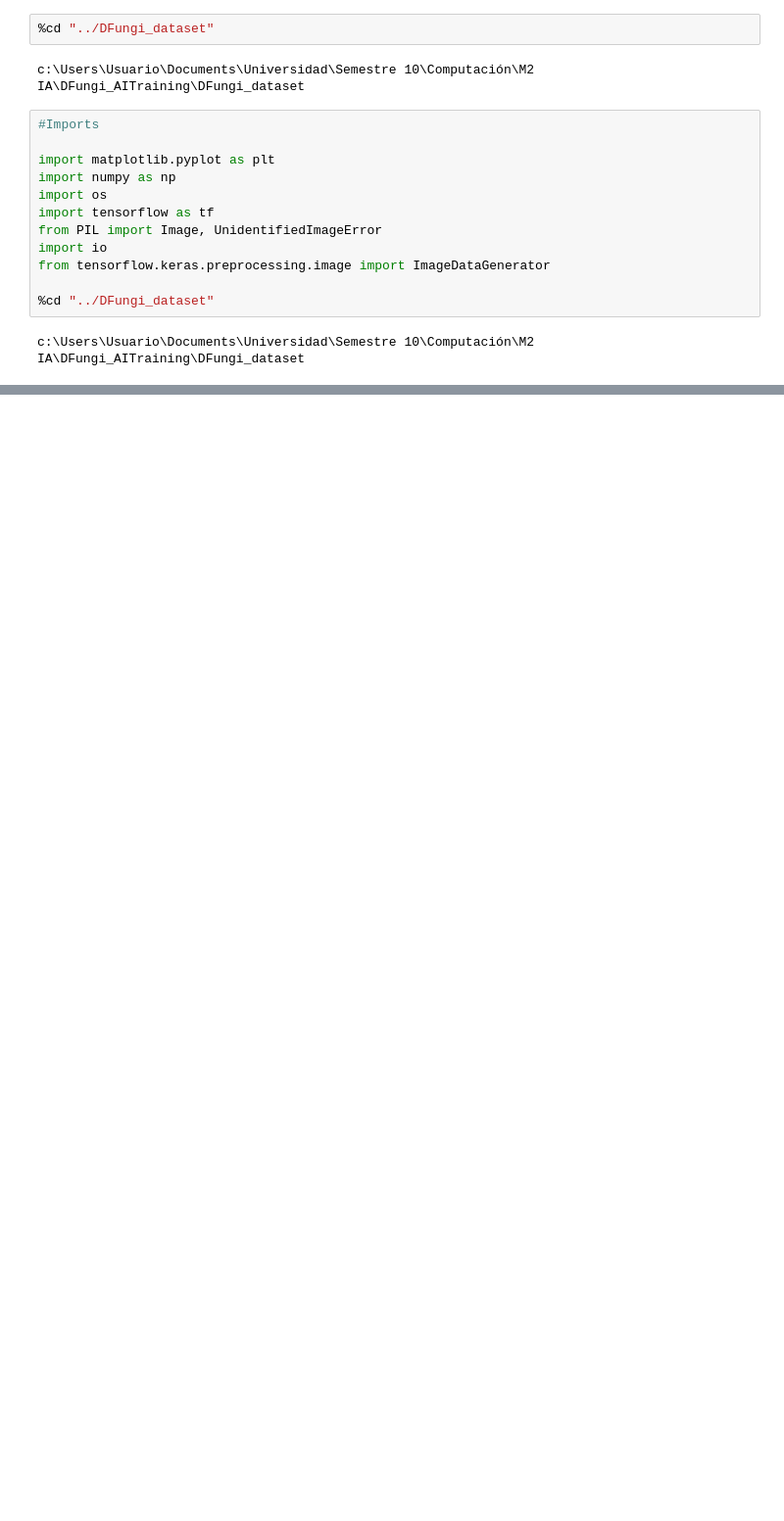
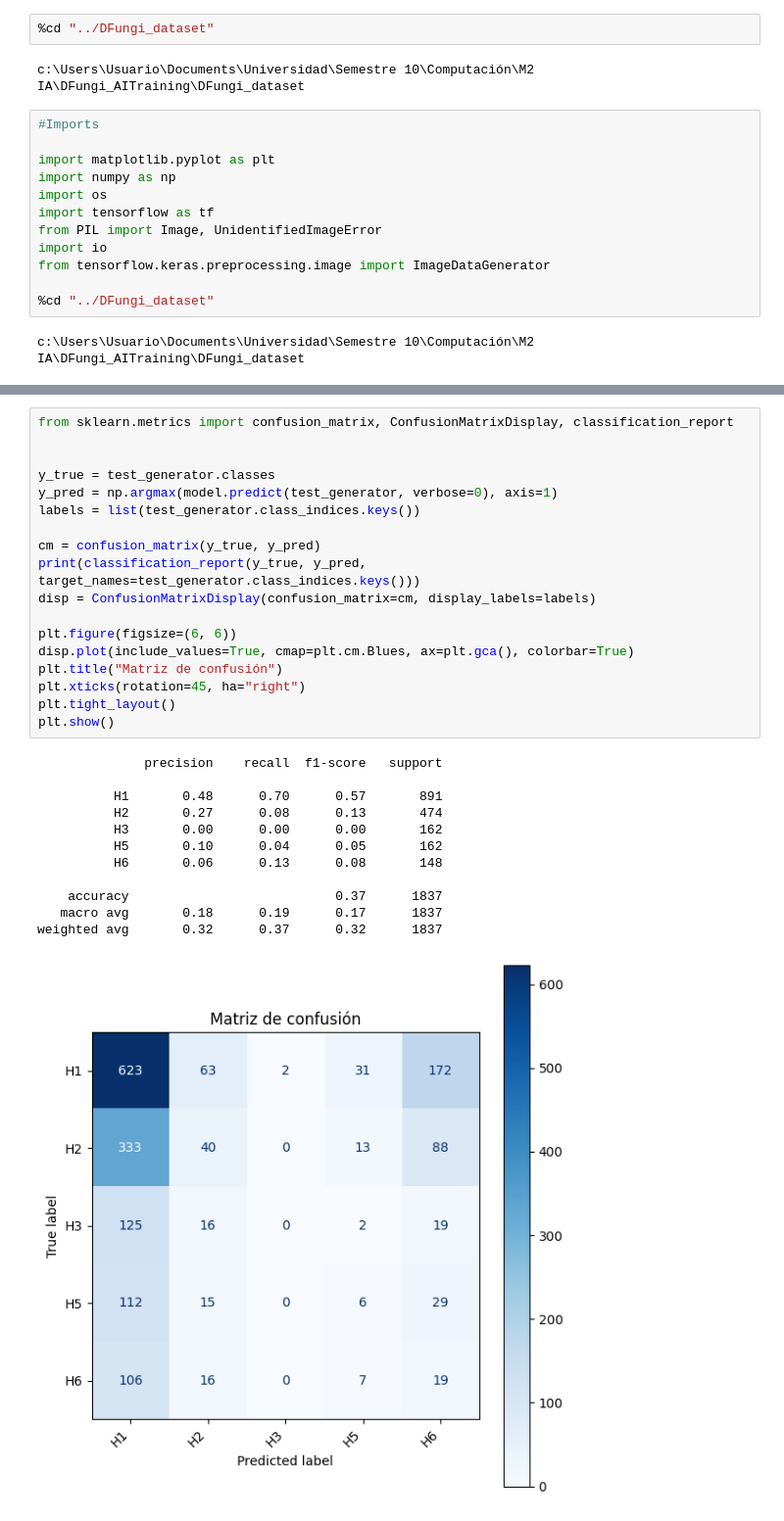
Before and after one commit to sarahmtz02/DFungi_AITraining, a Jupyter notebook: Avance2/A01703113_AvanceProyecto.ipynb, the cells around one changed output, grey strips where cells are left out. Shown at 98% size. Cells and saved outputs as stored; diff of their text form; blank space fills up the shorter version.

```diff
--- a/Avance2/A01703113_AvanceProyecto.ipynb
+++ b/Avance2/A01703113_AvanceProyecto.ipynb
@@ -246,0 +287,31 @@ plt.show()
+# %%
+from sklearn.metrics import confusion_matrix, ConfusionMatrixDisplay, classification_report
+
+
+y_true = test_generator.classes
+y_pred = np.argmax(model.predict(test_generator, verbose=0), axis=1)
+labels = list(test_generator.class_indices.keys())
+
+cm = confusion_matrix(y_true, y_pred)
+print(classification_report(y_true, y_pred, target_names=test_generator.class_indices.keys()))
+disp = ConfusionMatrixDisplay(confusion_matrix=cm, display_labels=labels)
+
+plt.figure(figsize=(6, 6))
+disp.plot(include_values=True, cmap=plt.cm.Blues, ax=plt.gca(), colorbar=True)
+plt.title("Matriz de confusión")
+plt.xticks(rotation=45, ha="right")
+plt.tight_layout()
+plt.show()
+# %% [output]
+              precision    recall  f1-score   support
+
+          H1       0.48      0.70      0.57       891
+          H2       0.27      0.08      0.13       474
+          H3       0.00      0.00      0.00       162
+          H5       0.10      0.04      0.05       162
+          H6       0.06      0.13      0.08       148
+
+    accuracy                           0.37      1837
+   macro avg       0.18      0.19      0.17      1837
+weighted avg       0.32      0.37      0.32      1837
+[figure, added]
```
Also changed, not shown: parts of 13 cells of this notebook, 4 other files.
